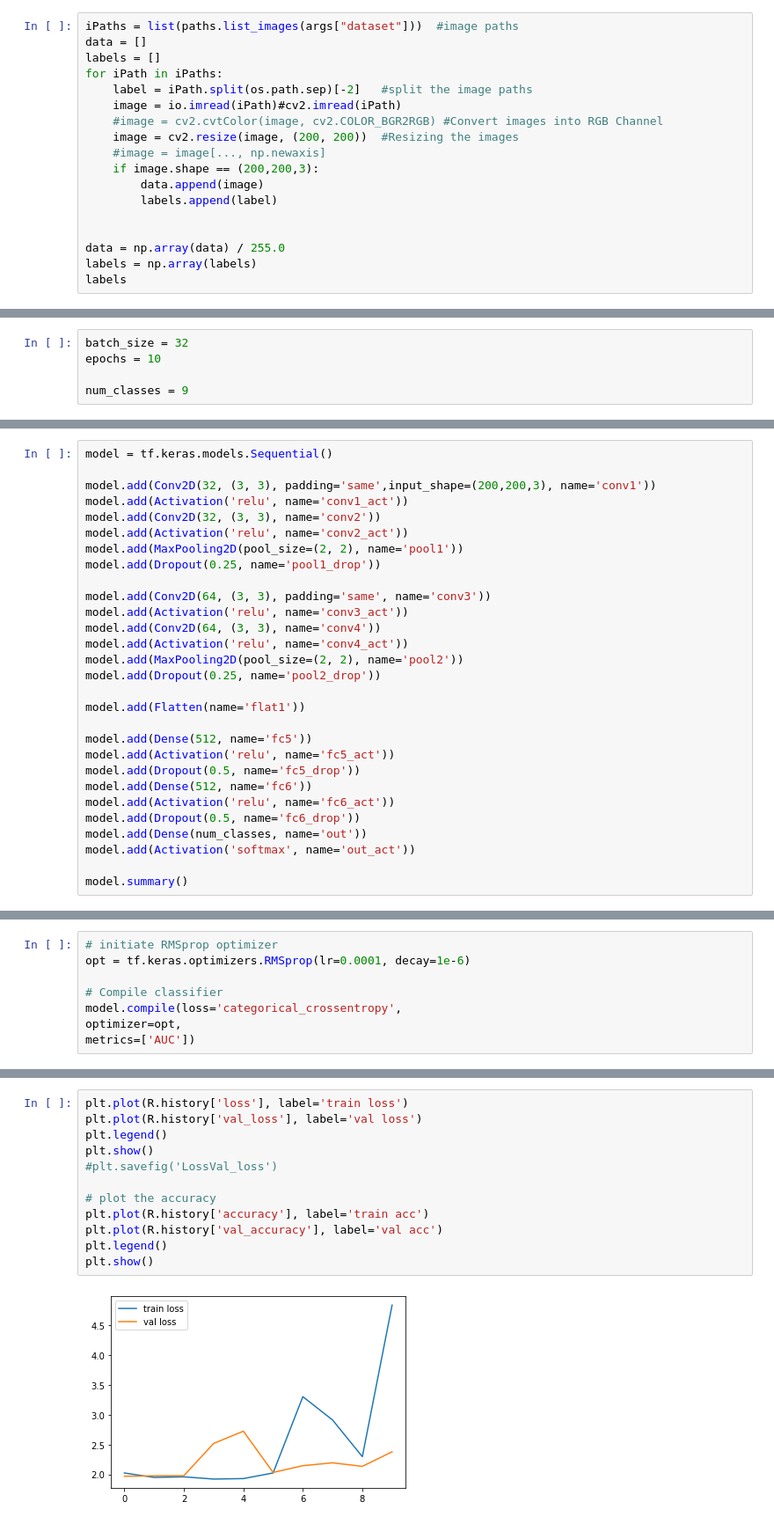
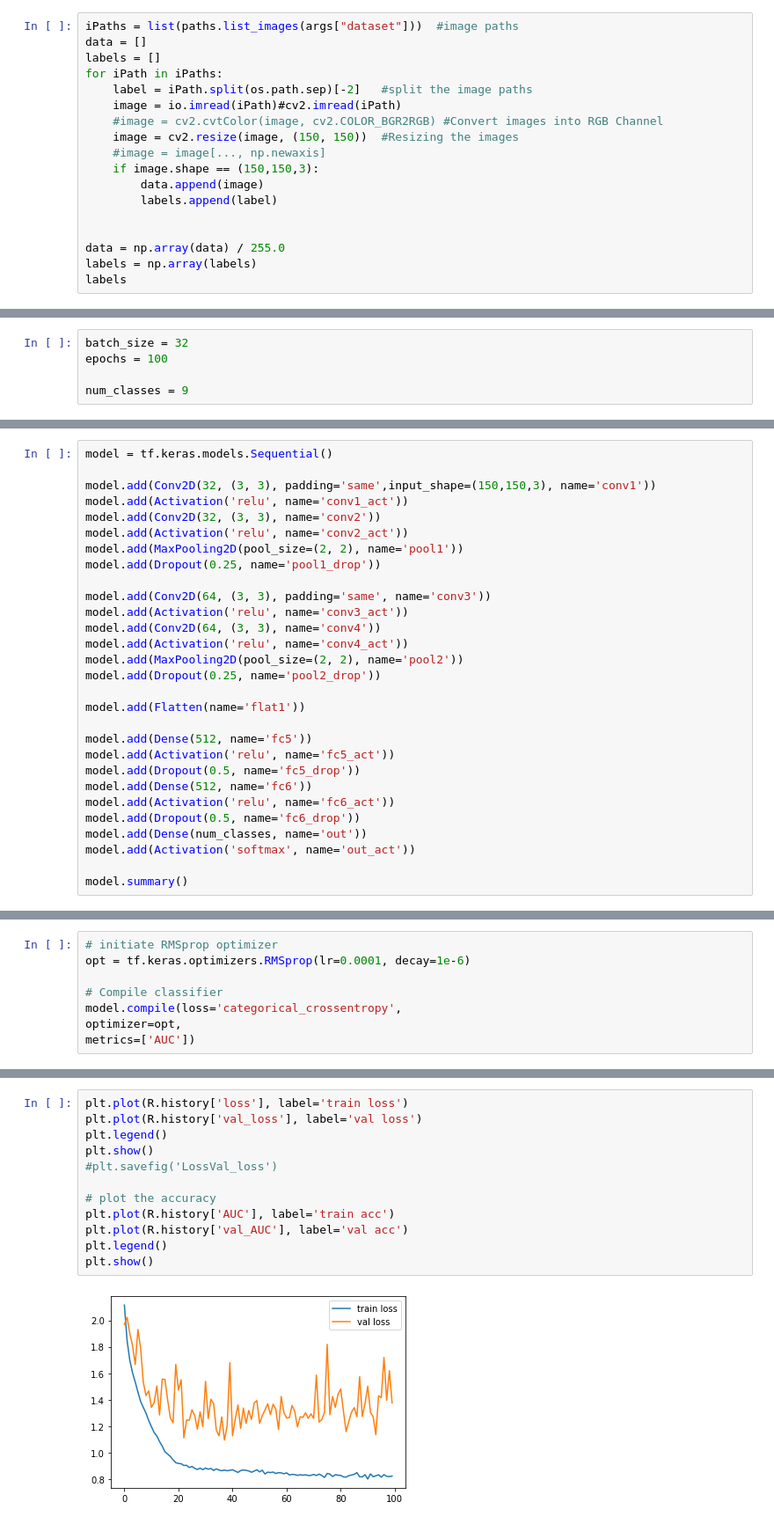
Before and after one commit to tymonsx/pelagem_gatos, a Jupyter notebook: Reconhecimento de pelagem de gatos Augmented.ipynb, the cells around one changed output, grey strips where cells are left out. Shown: that part at 88% size. Drawn from its saved outputs; the diff is of its cells as text.

```diff
--- a/Reconhecimento de pelagem de gatos Augmented.ipynb
+++ b/Reconhecimento de pelagem de gatos Augmented.ipynb
@@ -54,9 +54,9 @@ for iPath in iPaths:
     label = iPath.split(os.path.sep)[-2]   #split the image paths
     image = io.imread(iPath)#cv2.imread(iPath)
     #image = cv2.cvtColor(image, cv2.COLOR_BGR2RGB) #Convert images into RGB Channel
-    image = cv2.resize(image, (200, 200))  #Resizing the images
+    image = cv2.resize(image, (150, 150))  #Resizing the images
     #image = image[..., np.newaxis]
-    if image.shape == (200,200,3):
+    if image.shape == (150,150,3):
         data.append(image)
         labels.append(label)
 
@@ -135,7 +135,7 @@ datagen
 <tensorflow.python.keras.preprocessing.image.ImageDataGenerator at 0x...>
 # %%
 batch_size = 32
-epochs = 10
+epochs = 100
 
 num_classes = 9
 # %%
@@ -148,7 +148,7 @@ print(np.unique(y_gen, return_counts=True))
 # %%
 model = tf.keras.models.Sequential()
 
-model.add(Conv2D(32, (3, 3), padding='same',input_shape=(200,200,3), name='conv1'))
+model.add(Conv2D(32, (3, 3), padding='same',input_shape=(150,150,3), name='conv1'))
 model.add(Activation('relu', name='conv1_act'))
 model.add(Conv2D(32, (3, 3), name='conv2'))
 model.add(Activation('relu', name='conv2_act'))
@@ -273,14 +279,14 @@ sns.heatmap(cm, annot = True)
 # %%
 plt.plot(R.history['loss'], label='train loss')
 plt.plot(R.history['val_loss'], label='val loss')
 plt.legend()
 plt.show()
 #plt.savefig('LossVal_loss')
 
 # plot the accuracy
-plt.plot(R.history['accuracy'], label='train acc')
-plt.plot(R.history['val_accuracy'], label='val acc')
+plt.plot(R.history['AUC'], label='train acc')
+plt.plot(R.history['val_AUC'], label='val acc')
 plt.legend()
 plt.show()
 # %% [output]
-[figure, old version]
+[figure, new version]
```
Also changed, not shown: parts of 10 cells of this notebook, 2 other files.
